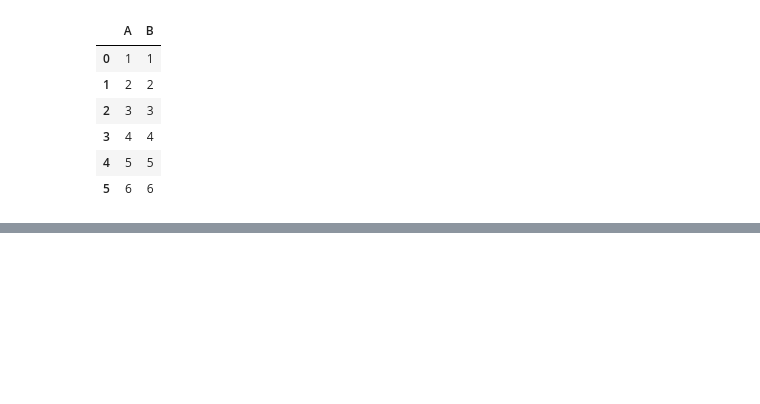
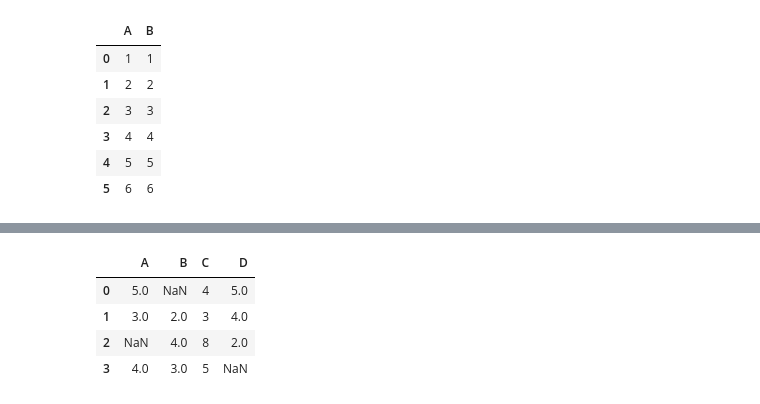
Before and after one commit to Skyy777/DAVIS, a Jupyter notebook: Pandas.ipynb, the cells around one changed output, grey strips where cells are left out. Saved outputs shown, nothing was run; the diff lists cells and outputs as text; code cells hidden in the pictures; blank space fills up the shorter version.

```diff
--- a/Pandas.ipynb
+++ b/Pandas.ipynb
@@ -367,0 +434,9 @@ df
+# %%
+df=pd.DataFrame({"A":[5,3,None,4],"B":[None,2,4,3],"C":[4,3,8,5],"D":[5,4,2,None]})
+df
+# %% [output]
+|  | A | B | C | D |
+| 0 | 5.0 | NaN | 4 | 5.0 |
+| 1 | 3.0 | 2.0 | 3 | 4.0 |
+| 2 | NaN | 4.0 | 8 | 2.0 |
+| 3 | 4.0 | 3.0 | 5 | NaN |
```
Also changed, not shown: parts of 10 cells of this notebook.
